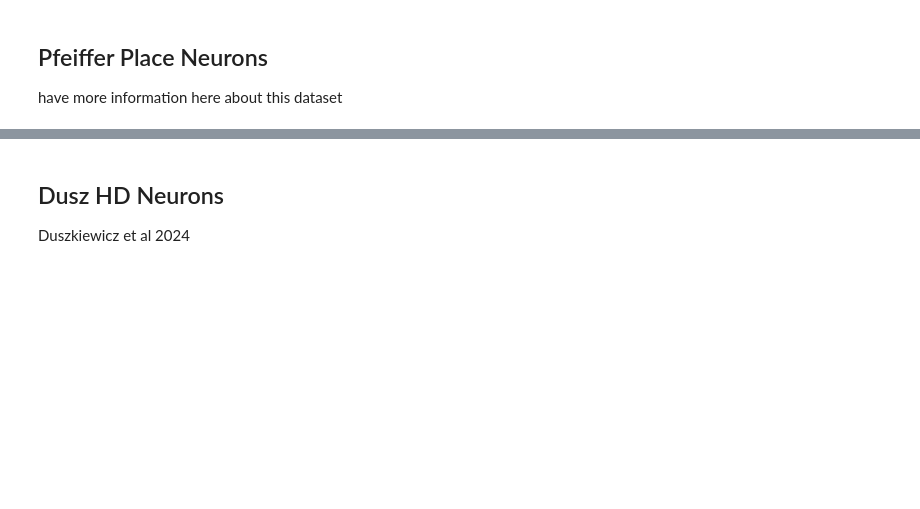
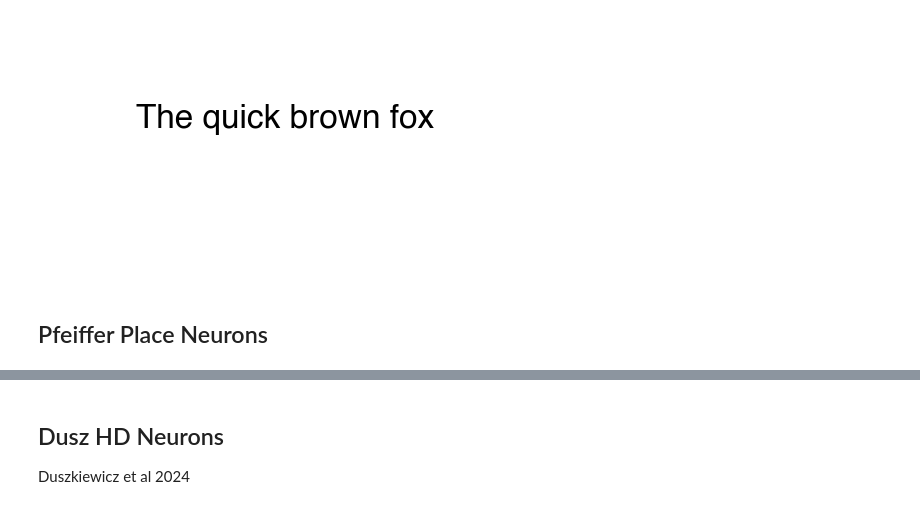
Before and after one commit to mx60s/variance_analysis, a Jupyter notebook: notebooks/bio_neurons.ipynb, the cells around one changed output, grey strips where cells are left out. Cells and saved outputs as stored; diff of their text form; code cells hidden in the pictures; blank space fills up the shorter version.

```diff
--- a/notebooks/bio_neurons.ipynb
+++ b/notebooks/bio_neurons.ipynb
@@ -3,9 +59,32 @@
 # %%
+import numpy as np
 import matplotlib.pyplot as plt
-import numpy as np
+import pandas as pd
+from scipy.io import loadmat
+from scipy.io.matlab._mio5_params import mat_struct
+import os
+from pathlib import Path
+import matplotlib.font_manager as fm
+import shutil
+
+current_file_path = Path().resolve()
+
+# set up matplotlib formatting too
+
+!mkdir -p ~/.fonts
+!cp fonts/Helvetica.ttc ~/.fonts/
+
+cache_dir = os.path.join(os.path.expanduser("~"), ".cache", "matplotlib")
+if os.path.exists(cache_dir):
+    shutil.rmtree(cache_dir)
+
+fm._load_fontmanager(try_read_cache=False)
+plt.rcParams['font.family'] = 'Helvetica'
+
+import plotly.io as pio
 import plotly.graph_objects as go
 
-from pathlib import Path
-current_file_path = Path().resolve().parent
-current_file_path
+pio.templates["helvetica"] = go.layout.Template(
+    layout=dict(font=dict(family="Helvetica"))
+)
 # %% [output]
@@ -13,5 +92,10 @@ PosixPath('/home/mag/variance-analysis')
+# %%
+fig, ax = plt.subplots(figsize=(4, 2), dpi=150)
+ax.text(0.5, 0.62, 'The quick brown fox', ha='center', va='center', fontsize=16)
+ax.axis('off')
+plt.show()
+# %% [output]
+[figure, added]
 # %% [markdown]
 ## Pfeiffer Place Neurons
-
-have more information here about this dataset
 # %%
```
Also changed, not shown: parts of 38 cells of this notebook, 12 other files.
